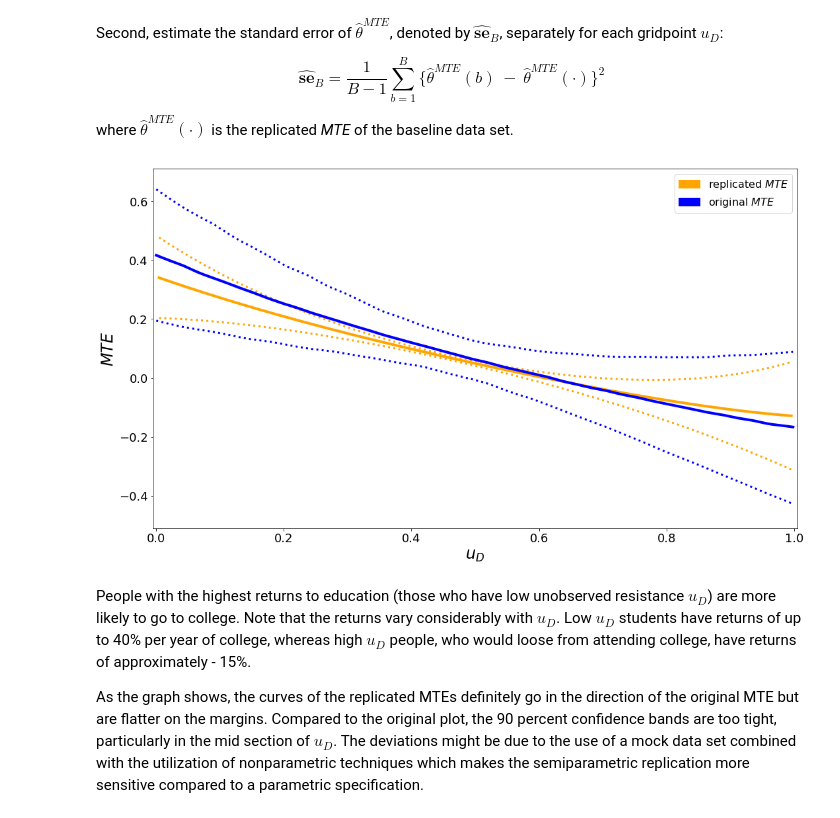
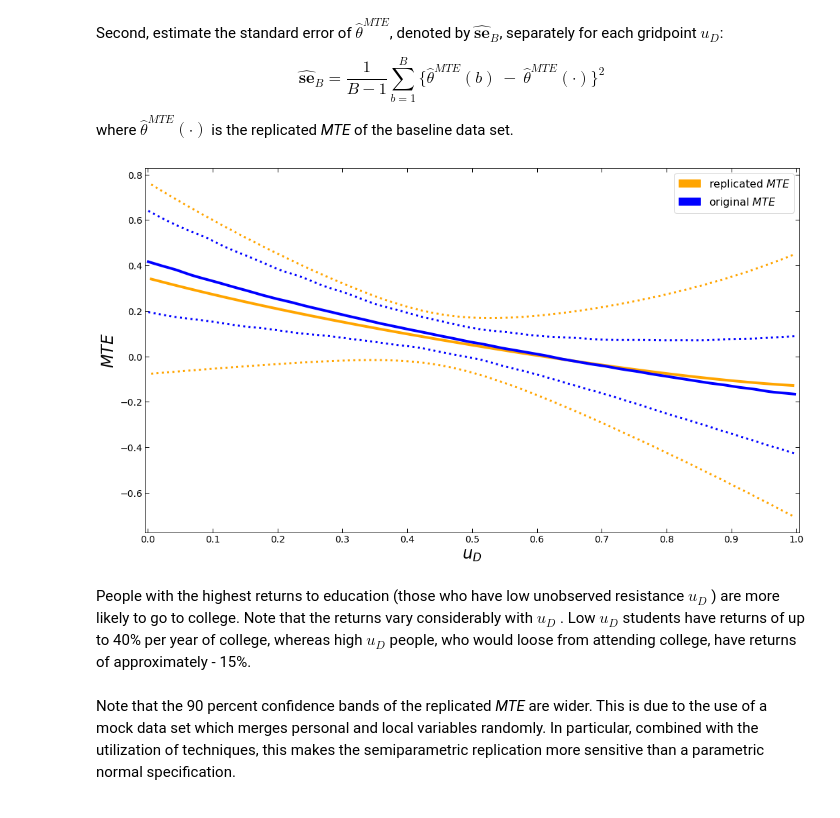
Before and after one commit to segsell/grmpy-semipar, a Jupyter notebook: replication-Carneiro2011.ipynb, the cells around one changed output. Saved outputs shown, nothing was run; the diff lists cells and outputs as text; code cells hidden in the pictures.

Commit message:
Reworked bootstrap algorithm.

```diff
--- a/replication-Carneiro2011.ipynb
+++ b/replication-Carneiro2011.ipynb
@@ -163,7 +78,7 @@ First, draw $B = 250$ independent bootstrap samples and compute the *MTE* $ \ \h
 # %%
 # Draw bootstraps and calculate MTE estimates.
 nbootstraps = 250
-mte_4_boot = bootstrap_se('semipar/files/replication.bootstrap.yml', nbootstraps)
+mte_boot = bootstrap('semipar/files/replication.bootstrap.yml', nbootstraps)
 # %% [markdown]
 Second, estimate the standard error of $\hat{\theta}^{MTE}$, denoted by $\widehat{\mathbf{se}}_B$, separately for each gridpoint $u_D$:
 
@@ -181,41 +88,51 @@ se_boot = (1 / (nbootstraps - 1)) * np.sum(_, axis=1)
 # %%
+mte_boot = mte_boot / 4
+
+# Get standard error of MTE at each gridpoint u_D
+mte_boot_std = np.std(mte_boot, axis=1)
+
 # Compute 90 percent confidence intervals
-con_u = mte_4 + norm.ppf(0.95) * se_boot
-con_d = mte_4 - norm.ppf(0.95) * se_boot
+con_u = mte_4 + norm.ppf(0.95) * mte_boot_std
+con_d = mte_4 - norm.ppf(0.95) * mte_boot_std
 # %%
 # import original results
 mte_ = pd.read_csv('semipar/data/mte_semipar_original.csv')
 # %%
 # Plot
 ax = plt.figure(figsize=(17.5, 10)).add_subplot(111)
 
 ax.set_ylabel(r"$MTE$", fontsize=24)
 ax.set_xlabel("$u_D$", fontsize=24)
-ax.tick_params(axis="both", which="major", labelsize=18)
+ax.tick_params(axis="both" ,direction='in', length=6, width=1, grid_alpha=0.25, labelsize=14)
+ax.xaxis.set_ticks_position('both')
+ax.yaxis.set_ticks_position('both')
+ax.xaxis.set_ticks(np.arange(0, 1.1, step=0.1))
+ax.yaxis.set_ticks(np.arange(-1.8, 0.9, step=0.2))
 
 # Plot replicated curves
 ax.plot(quantiles, mte_4, label="replicated $MTE$", color="orange", linewidth=4)
 ax.plot(quantiles, con_u, color="orange", linestyle=":", linewidth=3)
 ax.plot(quantiles, con_d, color="orange", linestyle=":", linewidth=3)
 
 
 # Plot original curve
 ax.plot(mte_['quantiles'], mte_['mte'], label="$original MTE$", color="blue", linewidth=4)
 ax.plot(mte_['quantiles'], mte_['con_u'], color="blue", linestyle=":", linewidth=3)
 ax.plot(mte_['quantiles'], mte_['con_d'], color="blue", linestyle=":", linewidth=3)
 
-ax.set_ylim([-0.51, 0.71])
+#ax.set_ylim([-0.51, 0.71])
 ax.set_xlim([-0.005, 1.005])
 
 blue_patch = mpatches.Patch(color="orange", label="replicated $MTE$")
 orange_patch = mpatches.Patch(color="blue", label="original $MTE$")
 plt.legend(handles=[blue_patch, orange_patch], prop={"size": 16})
 plt.show()
 # %% [output]
-[figure, old version]
+[figure, new version]
 # %% [markdown]
-
-People with the highest returns to education (those who have low unobserved resistance $u_D$) are more likely to go to college. Note that the returns vary considerably with $u_D$. Low $u_D$ students have returns of up to 40% per year of college, whereas high $u_D$ people, who would loose from attending college, have returns of approximately - 15%.
-
-As the graph shows, the curves of the replicated MTEs definitely go in the direction of the original MTE but are flatter on the margins. Compared to the original plot, the 90 percent confidence bands are too tight, particularly in the mid section of $u_D$.
-The deviations might be due to the use of a mock data set combined with the utilization of nonparametric techniques which makes the semiparametric replication more sensitive compared to a parametric specification.
+People with the highest returns to education (those who have low unobserved resistance $u_D$
+) are more likely to go to college. Note that the returns vary considerably with $u_D$
+. Low $u_D$ students have returns of up to 40% per year of college, whereas high $u_D$
+ people, who would loose from attending college, have returns of approximately - 15%.
+# %% [markdown]
+Note that the 90 percent confidence bands of the replicated _MTE_ are wider. This is due to the use of a mock data set which merges personal and local variables randomly. In particular, combined with the utilization of techniques, this makes the semiparametric replication more sensitive than a parametric normal specification.
```
Also changed, not shown: parts of 7 cells of this notebook, 5 other files.
